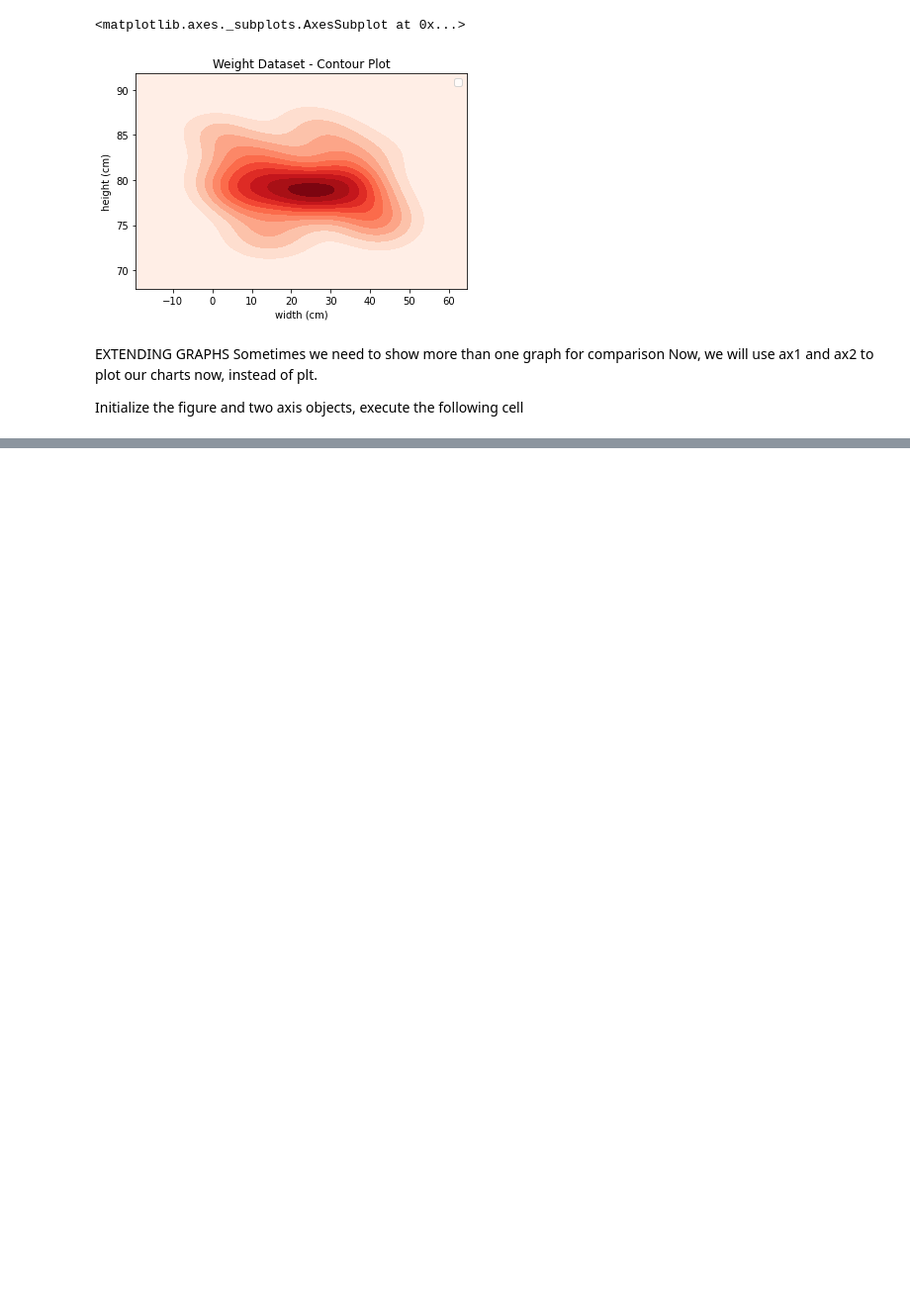
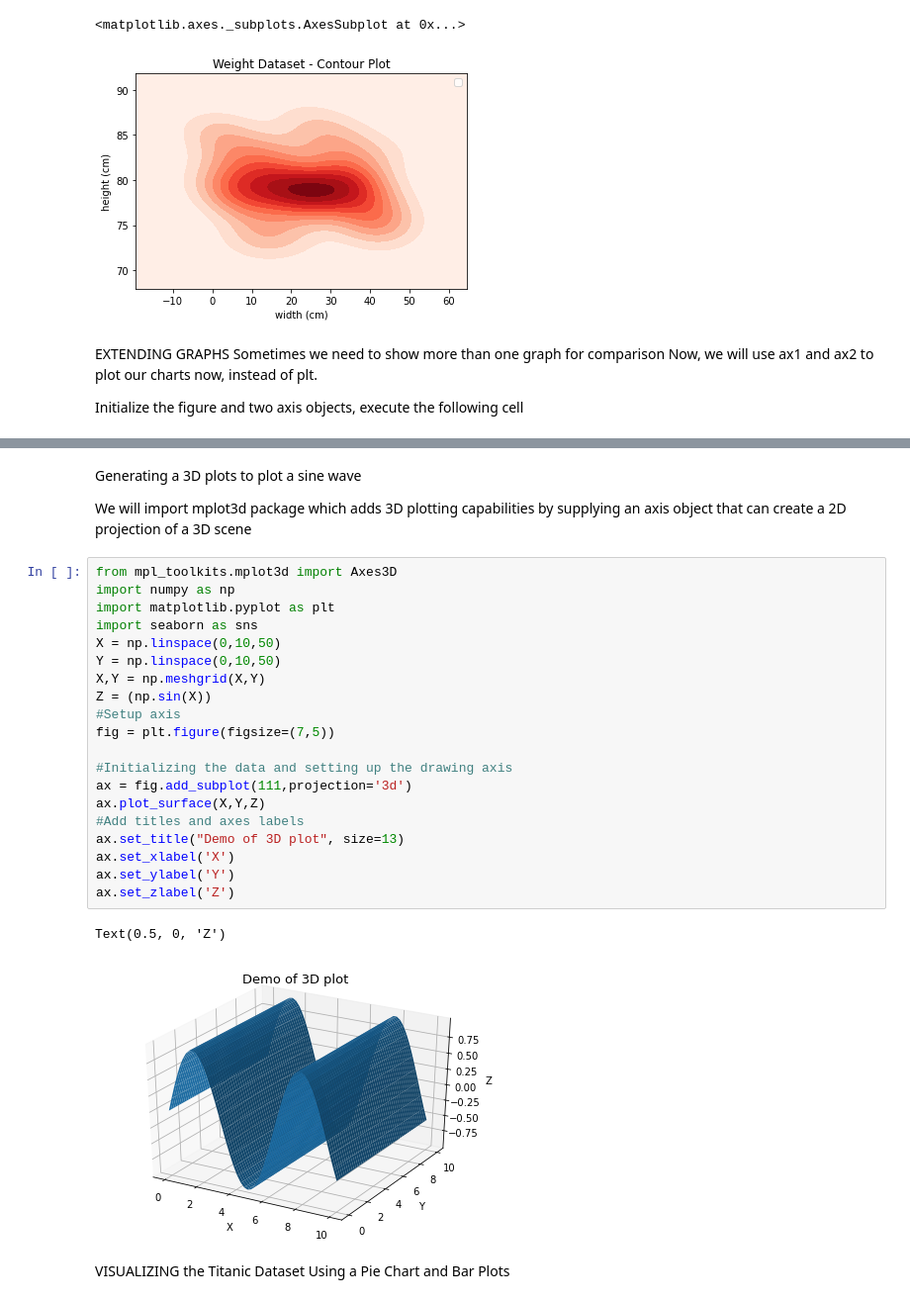
Before and after one commit to codermohit/PacktPub_Python_Workshop, a Jupyter notebook: notes.ipynb, the cells around one changed output, grey strips where cells are left out. Shown at 99% size. Cells and saved outputs as stored; diff of their text form; blank space fills up the shorter version.

```diff
--- a/notes.ipynb
+++ b/notes.ipynb
@@ -1931,0 +1958,29 @@ ax2 = fig.add_subplot(122)#122 means split into 1 row, 2 columns and put it in 2
+# %% [markdown]
+Generating a 3D plots to plot a sine wave
+
+We will import mplot3d package which adds 3D plotting capabilities by supplying an axis object that can create a 2D projection of a 3D scene
+# %%
+from mpl_toolkits.mplot3d import Axes3D
+import numpy as np
+import matplotlib.pyplot as plt
+import seaborn as sns
+X = np.linspace(0,10,50)
+Y = np.linspace(0,10,50)
+X,Y = np.meshgrid(X,Y)
+Z = (np.sin(X))
+#Setup axis
+fig = plt.figure(figsize=(7,5))
+
+#Initializing the data and setting up the drawing axis
+ax = fig.add_subplot(111,projection='3d')
+ax.plot_surface(X,Y,Z)
+#Add titles and axes labels
+ax.set_title("Demo of 3D plot", size=13)
+ax.set_xlabel('X')
+ax.set_ylabel('Y')
+ax.set_zlabel('Z')
+# %% [output]
+Text(0.5, 0, 'Z')
+[figure, added]
+# %% [markdown]
+VISUALIZING the Titanic Dataset Using a Pie Chart and Bar Plots
```
Also changed, not shown: parts of 3 cells of this notebook, 1 other file.
